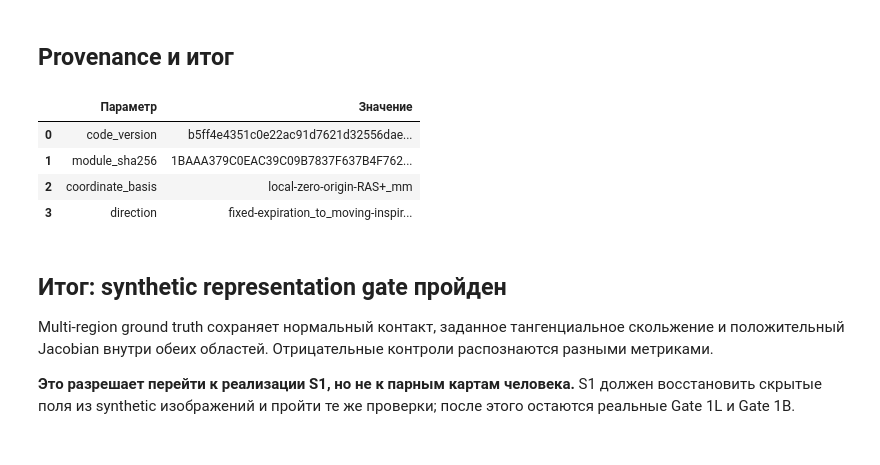
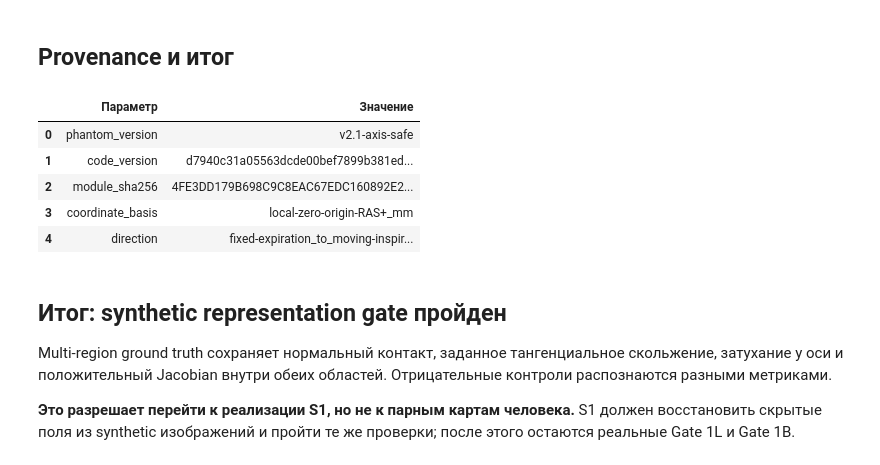
Before and after one commit to NixWrk/PhD_Disser, a Jupyter notebook: breath geometry/notebooks/05_sliding_phantom.ipynb, the cells around one changed output. Cells and saved outputs as stored; diff of their text form; code cells hidden in the pictures.

Commit message:
report axis-safe phantom representation gate

```diff
--- a/breath geometry/notebooks/05_sliding_phantom.ipynb
+++ b/breath geometry/notebooks/05_sliding_phantom.ipynb
@@ -52,6 +52,29 @@ artificially_glued = evaluate_sliding_interface(
     phantom,
     body_displacement_mm=phantom.lung_displacement_mm,
 )
+indices = np.indices(phantom.image.shape, dtype=np.float64)
+centre = (np.asarray(phantom.image.shape, dtype=np.float64) - 1.0) / 2.0
+coordinates = (np.moveaxis(indices, 0, -1) - centre) * np.asarray(phantom.spacing_mm)
+cylindrical_level = np.sqrt(
+    np.square(coordinates[..., 0] / phantom.lung_radii_mm[0])
+    + np.square(coordinates[..., 1] / phantom.lung_radii_mm[1])
+)
+normal_component = np.sum(
+    phantom.lung_displacement_mm * phantom.interface_normal,
+    axis=-1,
+)
+tangential_magnitude = np.linalg.norm(
+    phantom.lung_displacement_mm
+    - normal_component[..., None] * phantom.interface_normal,
+    axis=-1,
+)
+near_axis = phantom.lung_mask & (cylindrical_level < 0.1)
+axis_tangent_max_mm = float(np.max(tangential_magnitude[near_axis]))
+axis_tangent_bound_mm = (
+    params.tangential_slip_mm
+    * 0.1
+    / params.tangential_full_slip_radius_fraction
+)
 
 print("Используются только детерминированные synthetic arrays; медицинские данные не загружаются.")
 display(pd.DataFrame([asdict(params)]).T.rename(columns={0: "Значение"}))
@@ -95,6 +120,9 @@ checks = pd.Series(
         "Body Jacobian p01 ≥ 0.10": reference.body_jacobian_p01 >= 0.10,
         "Нет folding внутри лёгкого": (reference.lung_nonpositive_jacobian_fraction == 0.0),
         "Нет folding внутри стенки": (reference.body_nonpositive_jacobian_fraction == 0.0),
+        "Тангенциальное поле затухает у оси": (
+            axis_tangent_max_mm <= axis_tangent_bound_mm + 1e-6
+        ),
     },
     name="PASS",
 )
@@ -261,40 +290,43 @@ code_version = subprocess.run(
     cwd=REPO_ROOT,
     check=True,
     capture_output=True,
     text=True,
 ).stdout.strip()
 display(
     pd.DataFrame(
         [
+            {"Параметр": "phantom_version", "Значение": "v2.1-axis-safe"},
             {"Параметр": "code_version", "Значение": code_version},
             {"Параметр": "module_sha256", "Значение": digest},
             {"Параметр": "coordinate_basis", "Значение": phantom.coordinate_basis},
             {"Параметр": "direction", "Значение": phantom.transform_direction},
         ]
     )
 )
 
 if checks.all():
     verdict = (
         "## Итог: synthetic representation gate пройден\n\n"
         "Multi-region ground truth сохраняет нормальный контакт, заданное "
-        "тангенциальное скольжение и положительный Jacobian внутри обеих областей. "
+        "тангенциальное скольжение, затухание у оси и положительный Jacobian "
+        "внутри обеих областей. "
         "Отрицательные контроли распознаются разными метриками.\n\n"
         "**Это разрешает перейти к реализации S1, но не к парным картам "
         "человека.** S1 должен восстановить скрытые поля из synthetic изображений "
         "и пройти те же проверки; после этого остаются реальные Gate 1L и Gate 1B.\n"
     )
 else:
     verdict = "## Итог: synthetic representation gate провален\n\nПереход к S1 заблокирован."
 display(Markdown(verdict))
 # %% [output]
 |  | Параметр | Значение |
-| 0 | code_version | b5ff4e4351c0e22ac91d7621d32556dae... |
-| 1 | module_sha256 | 1BAAA379C0EAC39C09B7837F637B4F762... |
-| 2 | coordinate_basis | local-zero-origin-RAS+_mm |
-| 3 | direction | fixed-expiration_to_moving-inspir... |
+| 0 | phantom_version | v2.1-axis-safe |
+| 1 | code_version | d7940c31a05563dcde00bef7899b381ed... |
+| 2 | module_sha256 | 4FE3DD179B698C9C8EAC67EDC160892E2... |
+| 3 | coordinate_basis | local-zero-origin-RAS+_mm |
+| 4 | direction | fixed-expiration_to_moving-inspir... |
 ## Итог: synthetic representation gate пройден
 
-Multi-region ground truth сохраняет нормальный контакт, заданное тангенциальное скольжение и положительный Jacobian внутри обеих областей. Отрицательные контроли распознаются разными метриками.
+Multi-region ground truth сохраняет нормальный контакт, заданное тангенциальное скольжение, затухание у оси и положительный Jacobian внутри обеих областей. Отрицательные контроли распознаются разными метриками.
 
 **Это разрешает перейти к реализации S1, но не к парным картам человека.** S1 должен восстановить скрытые поля из synthetic изображений и пройти те же проверки; после этого остаются реальные Gate 1L и Gate 1B.
```
Also changed, not shown: parts of 5 cells of this notebook.
